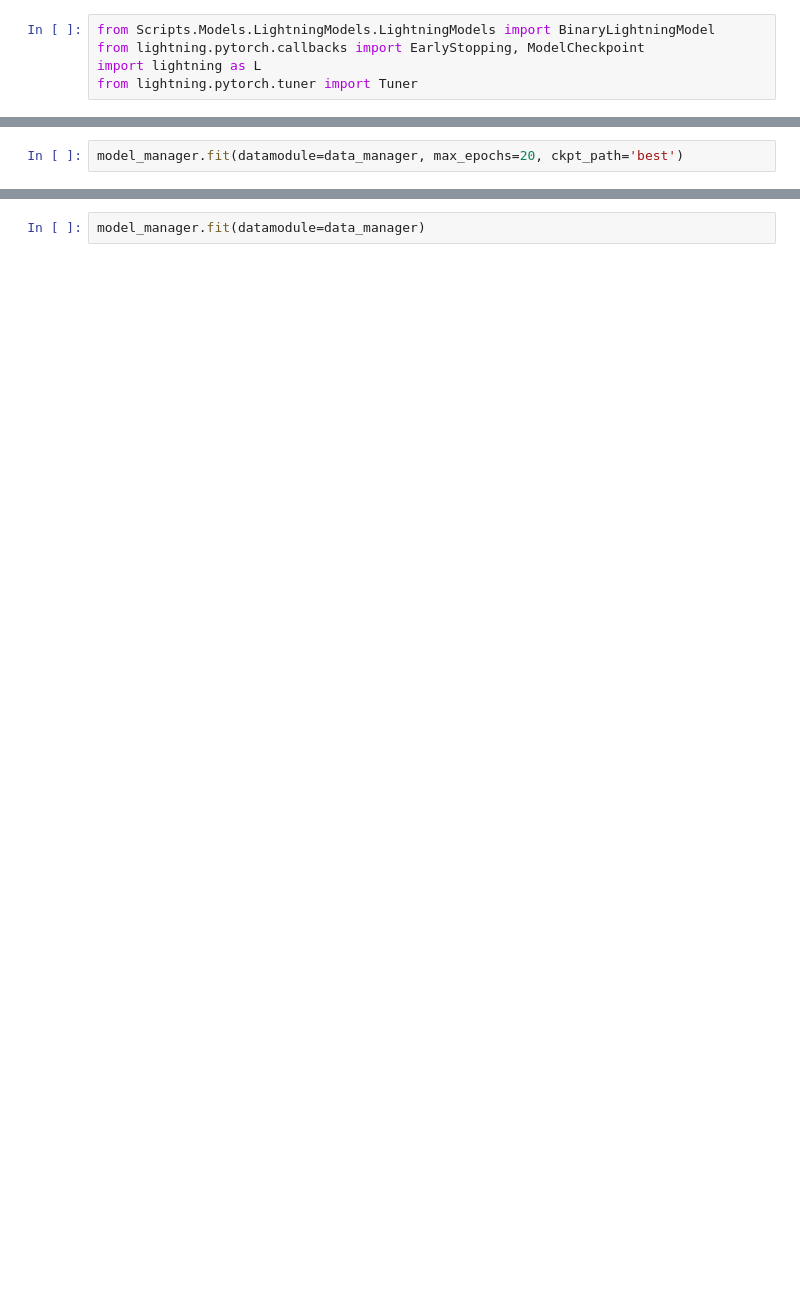
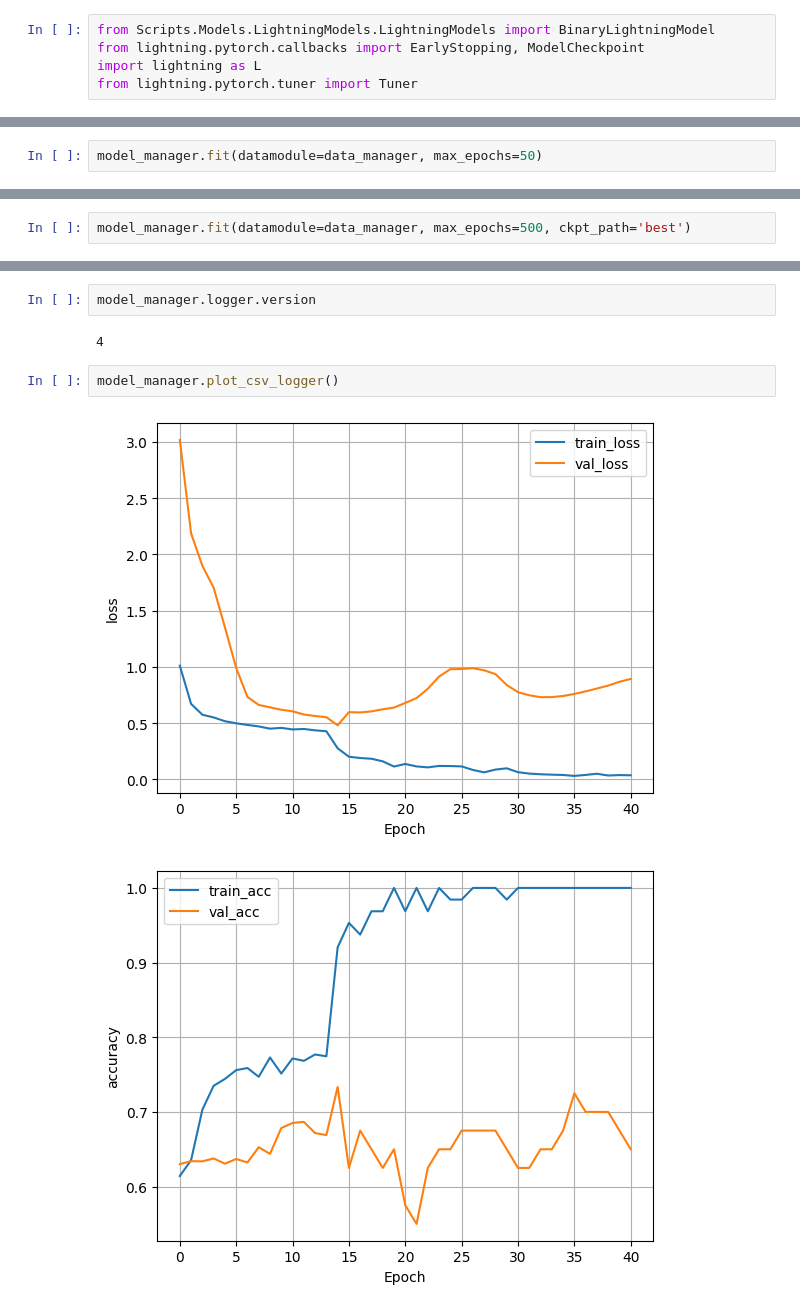
Before and after one commit to raziehAskarizade/Beyond-Words, a Jupyter notebook: Practices/Tasks/HeterogeneousGraphs/TestHeterogeneousGraphClassifier2.ipynb, the cells around one changed output, grey strips where cells are left out. Drawn from its saved outputs; the diff is of its cells as text; blank space fills up the shorter version.

```diff
--- a/Practices/Tasks/HeterogeneousGraphs/TestHeterogeneousGraphClassifier2.ipynb
+++ b/Practices/Tasks/HeterogeneousGraphs/TestHeterogeneousGraphClassifier2.ipynb
@@ -192,0 +239,2 @@ suggested_lr = model_manager.tune(data_manager=data_manager)
+# %%
+model_manager.fit(datamodule=data_manager, max_epochs=50)
@@ -193,2 +262,2 @@ suggested_lr = model_manager.tune(data_manager=data_manager)
 # %%
-model_manager.fit(datamodule=data_manager, max_epochs=20, ckpt_path='best')
+model_manager.fit(datamodule=data_manager, max_epochs=500, ckpt_path='best')
@@ -195,2 +272,9 @@ model_manager.fit(datamodule=data_manager, max_epochs=20, ckpt_path='best')
-# %%
-model_manager.fit(datamodule=data_manager)
+# %%
+model_manager.logger.version
+# %% [output]
+4
+# %%
+model_manager.plot_csv_logger()
+# %% [output]
+[figure, added]
+[figure, added]
```
Also changed, not shown: parts of 18 cells of this notebook, 1 other file.
